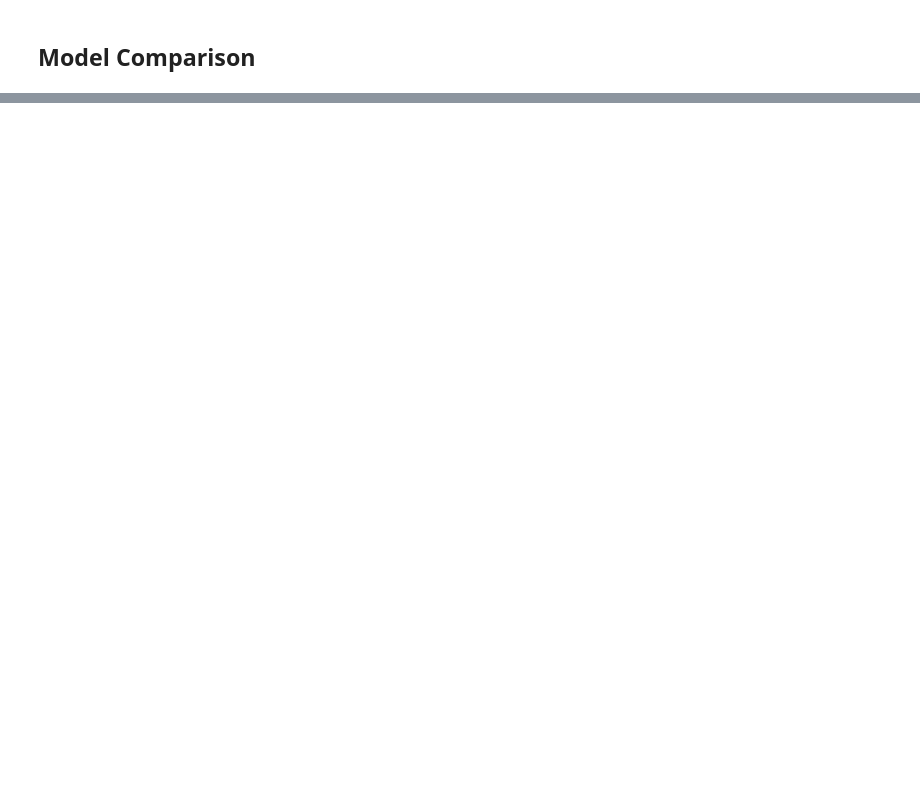
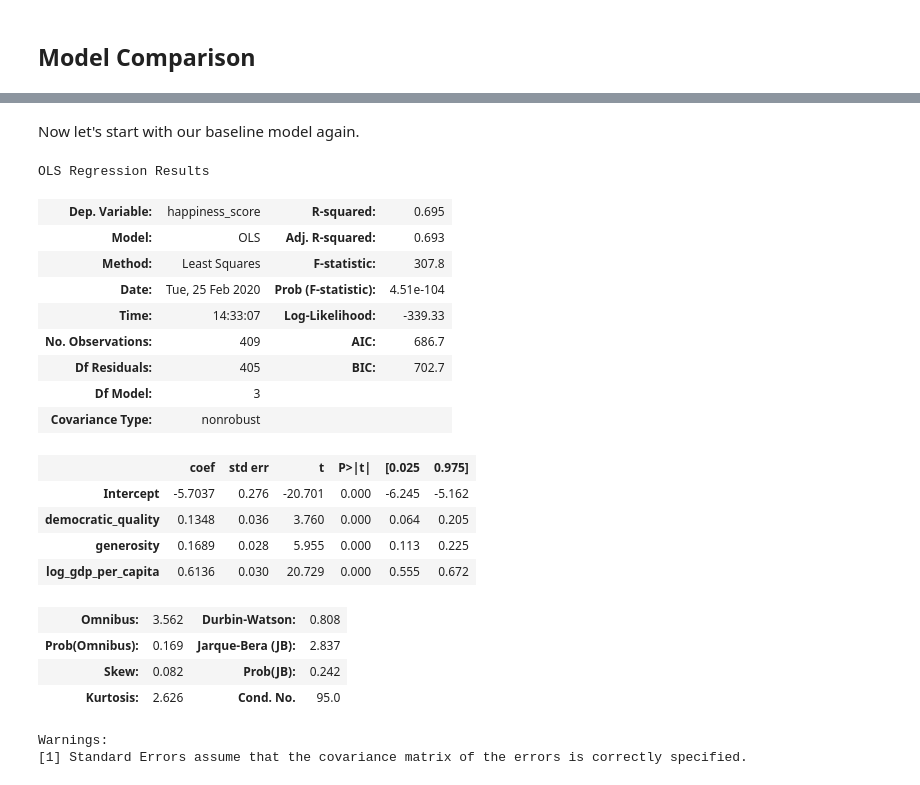
Before and after one commit to m-clark/data-processing-and-visualization, a Jupyter notebook: code/model_criticism.ipynb, the cells around one changed output, grey strips where cells are left out. Drawn from its saved outputs; the diff is of its cells as text; code cells hidden in the pictures; blank space fills up the shorter version.

```diff
--- a/code/model_criticism.ipynb
+++ b/code/model_criticism.ipynb
@@ -134,0 +325,31 @@ Warnings:
+# %% [markdown]
+Now let's start with our baseline model again.
+# %%
+happy_model_base = smf.ols(
+  'happiness_score ~ democratic_quality + generosity + log_gdp_per_capita',
+  data = happy_processed
+).fit()
+
+happy_model_base.summary()
+# %% [output]
+OLS Regression Results
+| Dep. Variable: | happiness_score | R-squared: | 0.695 |
+| Model: | OLS | Adj. R-squared: | 0.693 |
+| Method: | Least Squares | F-statistic: | 307.8 |
+| Date: | Tue, 25 Feb 2020 | Prob (F-statistic): | 4.51e-104 |
+| Time: | 14:33:07 | Log-Likelihood: | -339.33 |
+| No. Observations: | 409 | AIC: | 686.7 |
+| Df Residuals: | 405 | BIC: | 702.7 |
+| Df Model: | 3 |  |  |
+| Covariance Type: | nonrobust |  |  |
+|  | coef | std err | t | P>|t| | [0.025 | 0.975] |
+| Intercept | -5.7037 | 0.276 | -20.701 | 0.000 | -6.245 | -5.162 |
+| democratic_quality | 0.1348 | 0.036 | 3.760 | 0.000 | 0.064 | 0.205 |
+| generosity | 0.1689 | 0.028 | 5.955 | 0.000 | 0.113 | 0.225 |
+| log_gdp_per_capita | 0.6136 | 0.030 | 20.729 | 0.000 | 0.555 | 0.672 |
+| Omnibus: | 3.562 | Durbin-Watson: | 0.808 |
+| Prob(Omnibus): | 0.169 | Jarque-Bera (JB): | 2.837 |
+| Skew: | 0.082 | Prob(JB): | 0.242 |
+| Kurtosis: | 2.626 | Cond. No. | 95.0 |
+Warnings:
+[1] Standard Errors assume that the covariance matrix of the errors is correctly specified.
```
Also changed, not shown: parts of 47 cells of this notebook, 10 other files.
